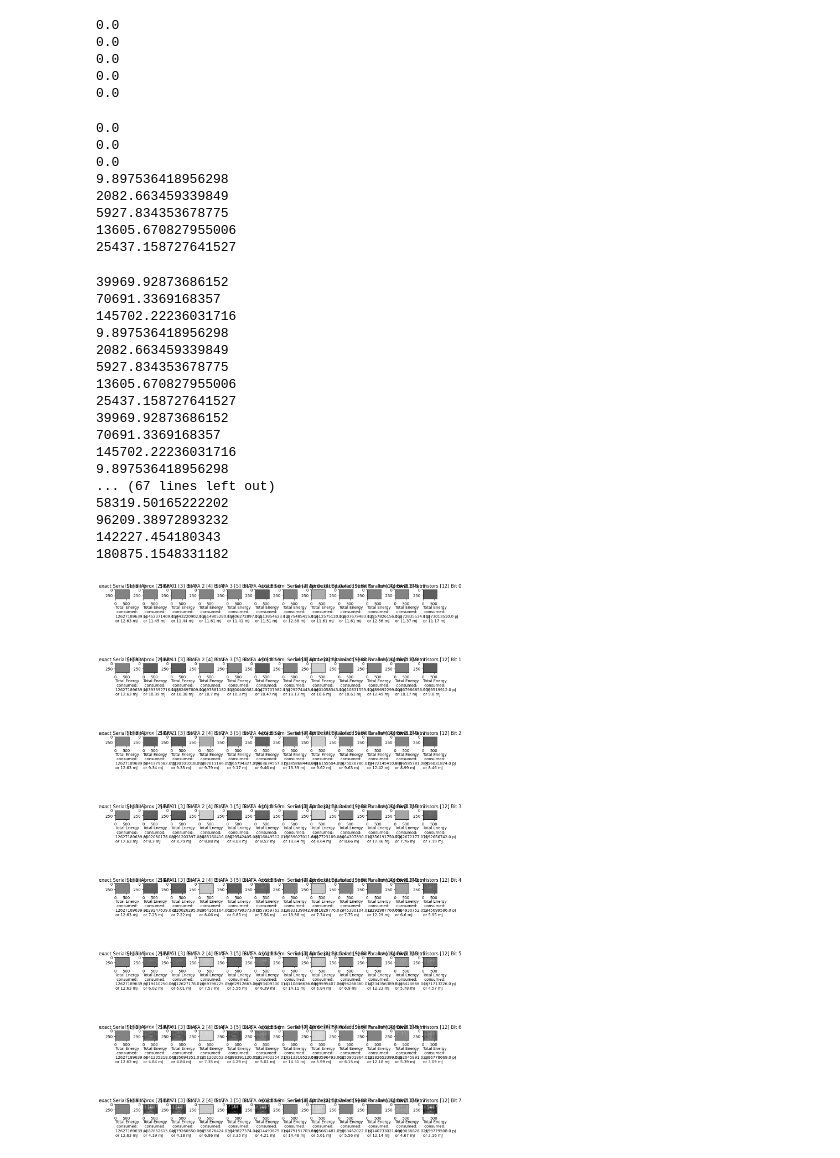
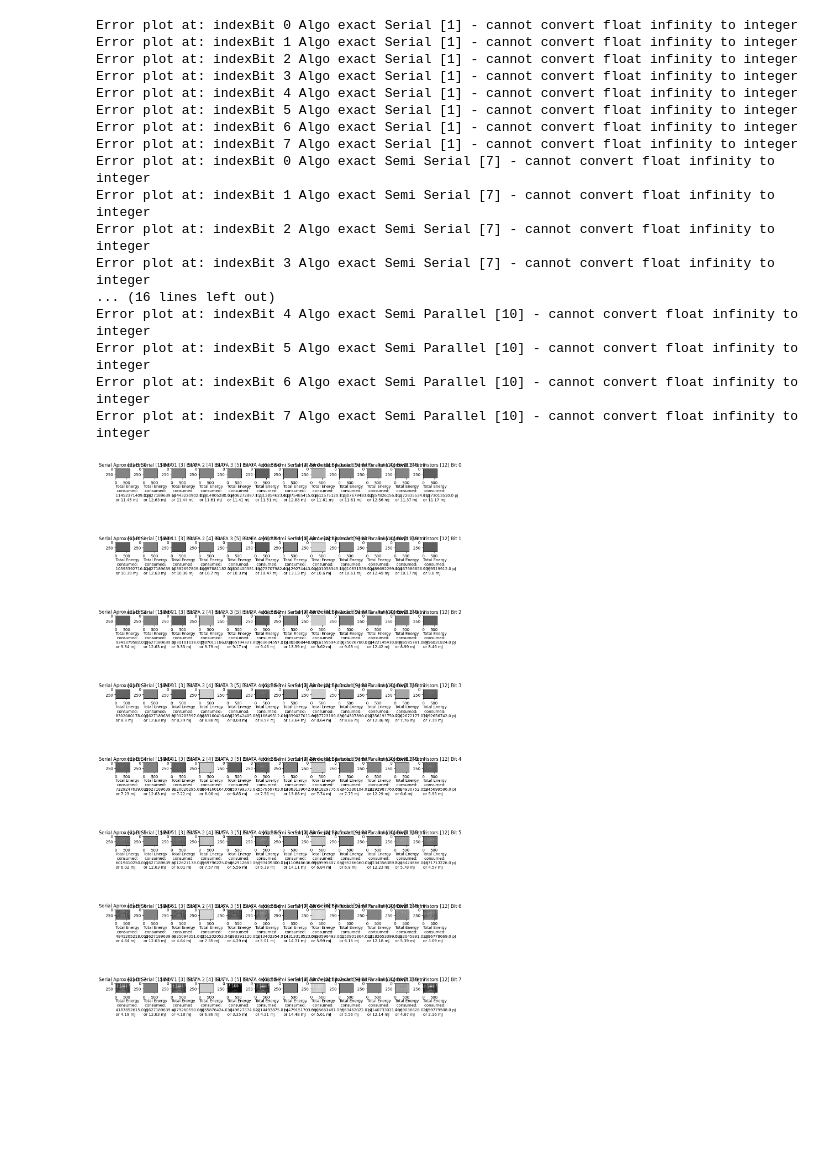
Before and after one commit to fsengi/epcExercise, a Jupyter notebook: final_project/image_processing/datavisulization_edge.ipynb, the cells around one changed output. Cells and saved outputs as stored; diff of their text form; code cells hidden in the pictures; blank space fills up the shorter version.

```diff
--- a/final_project/image_processing/datavisulization_edge.ipynb
+++ b/final_project/image_processing/datavisulization_edge.ipynb
@@ -17,6 +18,7 @@ def NMED(actual, predicted):
     return np.median(errors) / (np.max(actual) - np.min(actual))
 
 def MRED(actual, predicted):
+    actual = actual + 0.0001 # prevent divided by 0 error
 
     abs_error = np.abs(predicted - actual)
     # Calculate the relative error
@@ -26,10 +28,8 @@ def MRED(actual, predicted):
     mean_rel_error = np.mean(rel_error)
 
     return mean_rel_error
-    # errors = np.abs(actual - predicted)
-    # return np.mean(errors / actual)
 # %%
-algo_list = ["exact Serial [1]","Serial Aprox [2]", "SIAFA 1 [3]","SIAFA 2 [4]","SIAFA 3 [5]","SIAFA 4 [6]","exact Semi Serial [7]","Serial Aprox [8]", "exact parallel [9]","exact Semi Parallel [10]","own Aprox [11]", "own 3Memristors [12]"]
+algo_list = ["Serial Aprox [2]","exact Serial [1]", "SIAFA 1 [3]","SIAFA 2 [4]","SIAFA 3 [5]","SIAFA 4 [6]","exact Semi Serial [7]","Serial Aprox [8]", "exact parallel [9]","exact Semi Parallel [10]","own Aprox [11]", "own 3Memristors [12]"]
 
 parsed_data = {}
 rows = 8
@@ -57,80 +57,69 @@ with open('data.json', 'r') as json_file:
 fig, axs = plt.subplots(rows, coll, figsize=(15, 5))  # 5 rows, 1 column
 plt.subplots_adjust(left=0.125, bottom=6, right=0.9, top=10, wspace=1, hspace=0.9)
 
+folder = 'data_edge Detection'
 #blurring
 # loop throw all Bitpositions
 for indexAlgo, approxAlgo in enumerate(algo_list):
     pic_list = []
-    pic_list.append(np.load(f"data_edge Detection/outputimage_exact Serial [1]_2.npy"))
+    pic_list.append(np.load(f"{folder}/outputimage_exact Serial [1]_2.npy"))
     energy_list = []
     # loop throw all Algorithm
     for indexBit, approxBit in enumerate(bit_list):
         # show picture in subplot
 
-        with open(f'data_edge Detection/{approxAlgo}_{indexBit}.json', 'r') as json_file:
+        with open(f'{folder}/{approxAlgo}_{indexBit}.json', 'r') as json_file:
             energy_list.append(json.load(json_file))
 
-        pic_list.append(np.load(f"data_edge Detection/outputimage_{approxAlgo}_{indexBit}.npy"))
+        pic_list.append(np.load(f"{folder}/outputimage_{approxAlgo}_{indexBit}.npy"))
 
         # print(pic_list[0])
 
         axs[indexBit,indexAlgo].imshow(pic_list[-1], cmap = "gray")
         # Add an annotation to the subplot
         axs[indexBit,indexAlgo].annotate(f"\nTotal Energy\n consumed: \n{round(energy_list[indexBit],0)} pJ \nor {round(energy_list[indexBit]/10**9,2)} mJ", (0,0), (0,-5),xycoords='axes fraction', textcoords='offset points', va='top')
 
         axs[indexBit,indexAlgo].set_title(f"{approxAlgo} Bit {approxBit}")
 
         try:
-            data_range = pic_list[0].max() - pic_list[-1].max()
-            mse = np.mean((pic_list[0] - pic_list[-1])**2)
-            print(mse)
+            # data_range = pic_list[-1].max() - pic_list[-1].min()
+            # mse = mse(pic_list[0], pic_list[-1])
+            # print(mse)
             # load results to dictionary
             # print(pic_list[0].max())
-            loadedDict[approxAlgo]["ssi"][indexBit] = ssim(pic_list[0], pic_list[-1], data_range=data_range)
-            loadedDict[approxAlgo]["psnr"][indexBit] = round(10 * log10(pic_list[0].max()**2 / mse),2)
-            loadedDict[approxAlgo]["energy_con"][indexBit] = energy_list[-1]/10**3
+            loadedDict[approxAlgo]["ssi"][indexBit] = ssim(pic_list[0], pic_list[-1], data_range=255)
+            loadedDict[approxAlgo]["psnr"][indexBit] = round(psnr(pic_list[0], pic_list[-1], data_range=255))
+            # loadedDict[approxAlgo]["psnr"][indexBit] = round(10 * log10(pic_list[0].max()**2 / mse),2)
+            loadedDict[approxAlgo]["energy_con"][indexBit] = energy_list[-1]/10**9
             loadedDict[approxAlgo]["med"][indexBit] = MED(pic_list[0], pic_list[-1])
             loadedDict[approxAlgo]["nmed"][indexBit] = NMED(pic_list[0], pic_list[-1])
             loadedDict[approxAlgo]["mred"][indexBit] = MRED(pic_list[0], pic_list[-1])
 
         except Exception as e:
-            print(f'Error plot at: indexBit {indexBit} {e}')
+            print(f'Error plot at: indexBit {indexBit} Algo {approxAlgo} - {e}')
         else:
             continue
 # Show the plot
 plt.show()
 # %% [output]
-0.0
-0.0
-0.0
-0.0
-0.0
+Error plot at: indexBit 0 Algo exact Serial [1] - cannot convert float infinity to integer
+Error plot at: indexBit 1 Algo exact Serial [1] - cannot convert float infinity to integer
+Error plot at: indexBit 2 Algo exact Serial [1] - cannot convert float infinity to integer
+Error plot at: indexBit 3 Algo exact Serial [1] - cannot convert float infinity to integer
+Error plot at: indexBit 4 Algo exact Serial [1] - cannot convert float infinity to integer
+Error plot at: indexBit 5 Algo exact Serial [1] - cannot convert float infinity to integer
+Error plot at: indexBit 6 Algo exact Serial [1] - cannot convert float infinity to integer
+Error plot at: indexBit 7 Algo exact Serial [1] - cannot convert float infinity to integer
+Error plot at: indexBit 0 Algo exact Semi Serial [7] - cannot convert float infinity to integer
+Error plot at: indexBit 1 Algo exact Semi Serial [7] - cannot convert float infinity to integer
+Error plot at: indexBit 2 Algo exact Semi Serial [7] - cannot convert float infinity to integer
+Error plot at: indexBit 3 Algo exact Semi Serial [7] - cannot convert float infinity to integer
+... (16 lines left out)
+Error plot at: indexBit 4 Algo exact Semi Parallel [10] - cannot convert float infinity to integer
+Error plot at: indexBit 5 Algo exact Semi Parallel [10] - cannot convert float infinity to integer
+Error plot at: indexBit 6 Algo exact Semi Parallel [10] - cannot convert float infinity to integer
+Error plot at: indexBit 7 Algo exact Semi Parallel [10] - cannot convert float infinity to integer
-0.0
-0.0
-0.0
-9.897536418956298
-2082.663459339849
-5927.834353678775
-13605.670827955006
-25437.158727641527
-39969.92873686152
-70691.3369168357
-145702.22236031716
-9.897536418956298
-2082.663459339849
-5927.834353678775
-13605.670827955006
-25437.158727641527
-39969.92873686152
-70691.3369168357
-145702.22236031716
-9.897536418956298
-... (67 lines left out)
-58319.50165222202
-96209.38972893232
-142227.454180343
-180875.1548331182
-[figure, old version]
+[figure, new version]
 # %%
 #error metrics list
 algo_list = ["exact Serial [1]","Serial Aprox [2]", "SIAFA 1 [3]","SIAFA 2 [4]","SIAFA 3 [5]","SIAFA 4 [6]","Serial Aprox [8]","own Aprox [11]", "own 3Memristors [12]"]
```
Also changed, not shown: parts of 2 cells of this notebook, 5 other files.
